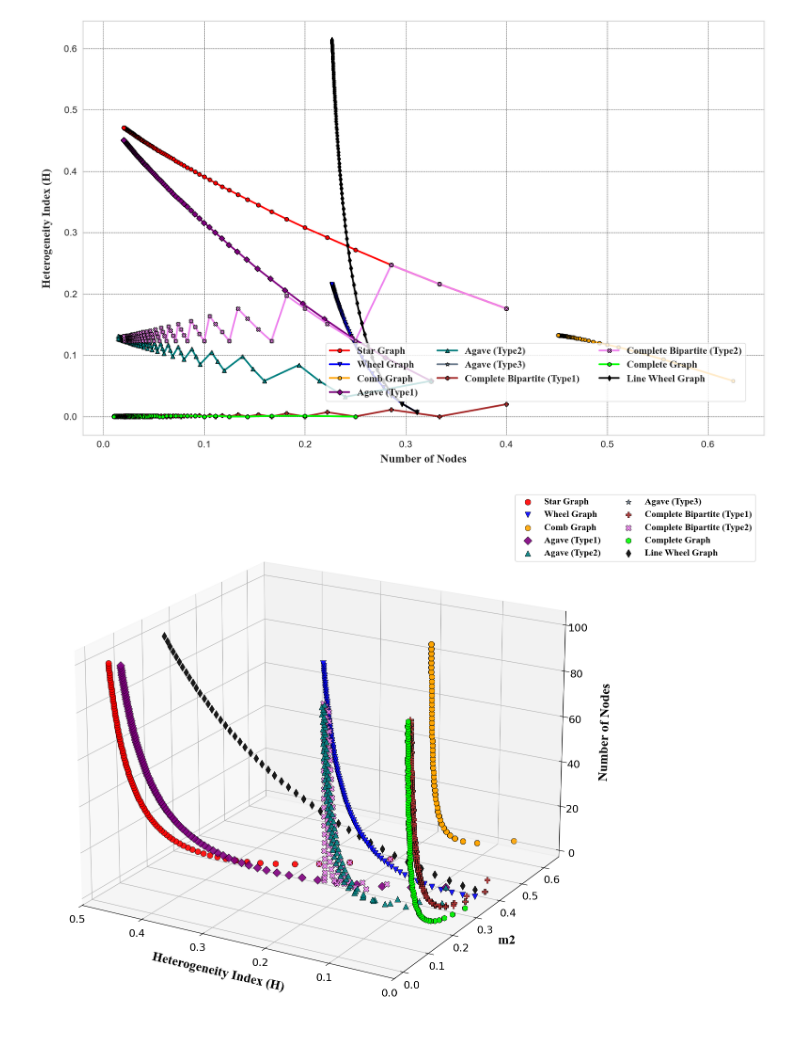
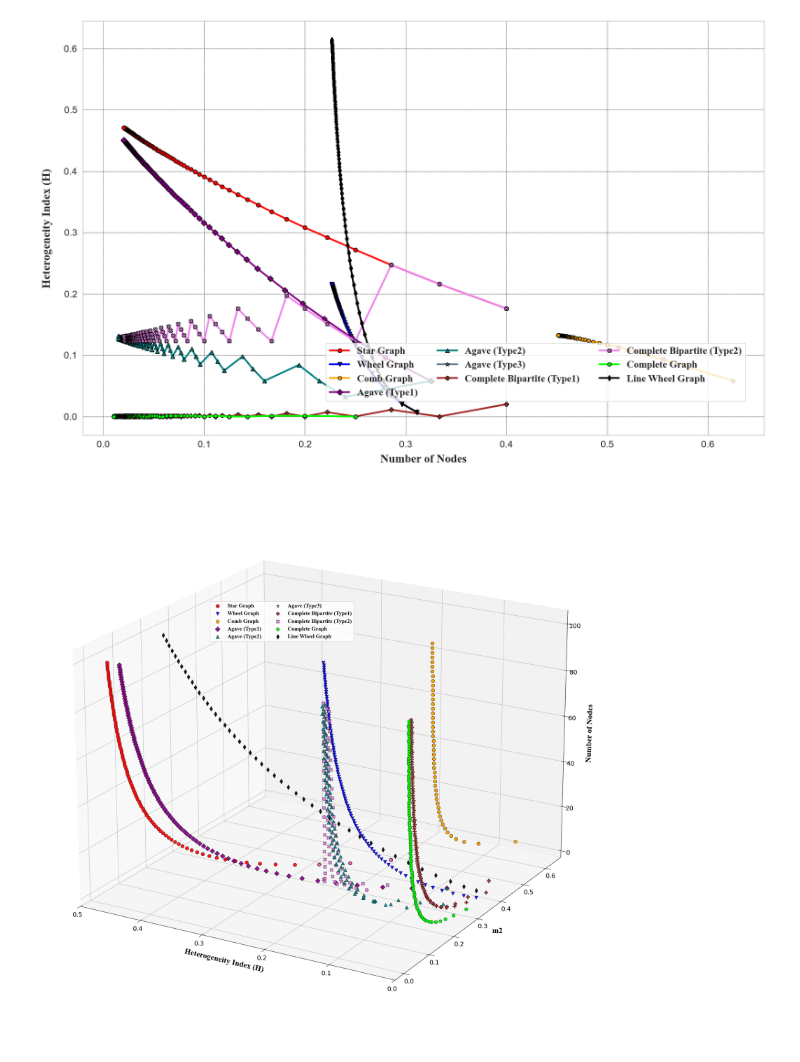
Before and after one commit to hghaemi/h_index_paper, a Jupyter notebook: artificial_networks.ipynb, the cells around one changed output. Saved outputs shown, nothing was run; the diff lists cells and outputs as text; code cells hidden in the pictures.

```diff
--- a/artificial_networks.ipynb
+++ b/artificial_networks.ipynb
@@ -318,7 +318,7 @@ legend_names = {
     'agave step=n': 'Agave (Type3)'
 }
 
-fig = plt.figure(figsize=(20, 12))
+fig = plt.figure(figsize=(20, 20))
 ax = fig.add_subplot(111, projection='3d')
 
 font = {'family': 'times new roman', 'weight': 'bold', 'size': 14}
@@ -353,33 +353,35 @@ for i, key in enumerate(graph_keys):
         marker=marker,
         s=80,
         edgecolors='black',
         linewidth=0.6,
         alpha=0.9,
         label=label
     )
 
 ax.set_xlabel('Heterogeneity Index (H)', family='times new roman', weight='bold', size=20, labelpad=15)
 ax.set_ylabel('m2', family='times new roman', weight='bold', size=20, labelpad=15)
 ax.set_zlabel('Number of Nodes', family='times new roman', weight='bold', size=20, labelpad=20)
 
 ax.set_xlim(0.5, 0)
 
 for axis in [ax.xaxis, ax.yaxis, ax.zaxis]:
     axis.set_tick_params(labelsize=16)
 
 
 ax.legend(
     prop=font,
     ncol=2,
-    bbox_to_anchor=(0.85, 1),
-    loc='upper left'
+    bbox_to_anchor=(0.3, 0.8),
+    loc='upper left',
+    title_fontsize=25,
+    fontsize=20,
 )
 
 ax.grid(True, linestyle='--', linewidth=0.5, color='gray', alpha=0.6)
 ax.view_init(elev=20, azim=-60)
 
 plt.tight_layout()
 plt.savefig("Figures/artificial_networks_3D.png", dpi=1000)
 plt.show()
 # %% [output]
-[figure, old version]
+[figure, new version]
```
Also changed, not shown: 3 other files.
